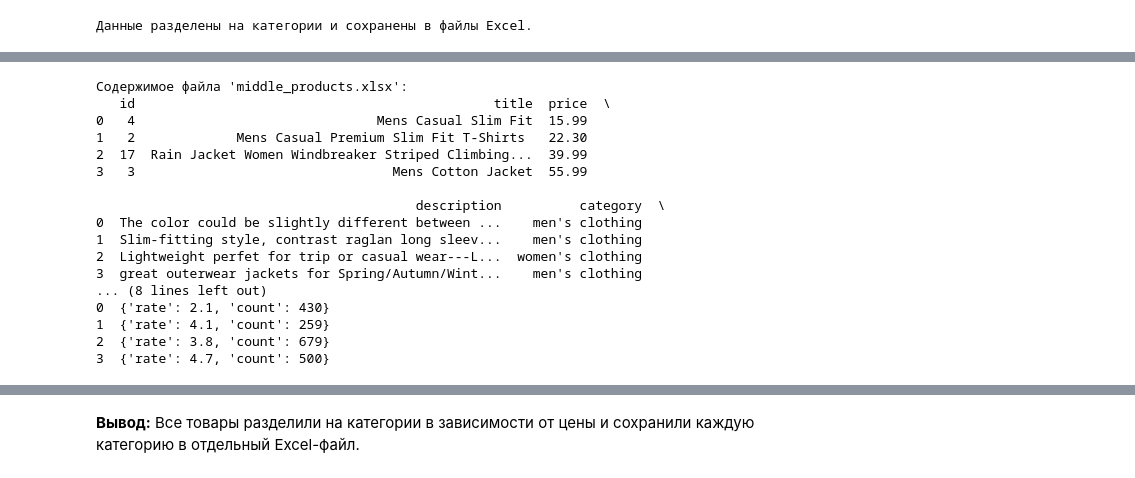
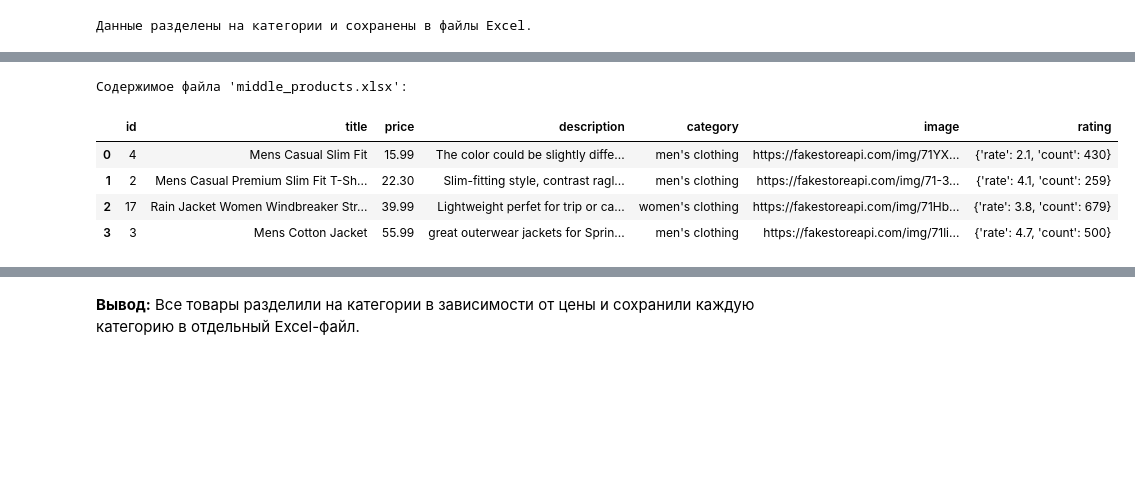
Before and after one commit to NaviKZ/Task_for_junior_position, a Jupyter notebook: Task_for_junior_position.ipynb, the cells around one changed output, grey strips where cells are left out. Saved outputs shown, nothing was run; the diff lists cells and outputs as text; code cells hidden in the pictures; blank space fills up the shorter version.

```diff
--- a/Task_for_junior_position.ipynb
+++ b/Task_for_junior_position.ipynb
@@ -131,26 +124,15 @@ Cheap Products:
 # %%
 middle_read = pd.read_excel('middle_products.xlsx')
 
 print("Содержимое файла 'middle_products.xlsx':")
-print(middle_read)
+display(middle_read)
 # %% [output]
 Содержимое файла 'middle_products.xlsx':
-   id                                              title  price  \
-0   4                               Mens Casual Slim Fit  15.99
-1   2             Mens Casual Premium Slim Fit T-Shirts   22.30
-2  17  Rain Jacket Women Windbreaker Striped Climbing...  39.99
-3   3                                 Mens Cotton Jacket  55.99
-
-                                         description          category  \
-0  The color could be slightly different between ...    men's clothing
-1  Slim-fitting style, contrast raglan long sleev...    men's clothing
-2  Lightweight perfet for trip or casual wear---L...  women's clothing
-3  great outerwear jackets for Spring/Autumn/Wint...    men's clothing
-... (8 lines left out)
-0  {'rate': 2.1, 'count': 430}
-1  {'rate': 4.1, 'count': 259}
-2  {'rate': 3.8, 'count': 679}
-3  {'rate': 4.7, 'count': 500}
+|  | id | title | price | description | category | image | rating |
+| 0 | 4 | Mens Casual Slim Fit | 15.99 | The color could be slightly diffe... | men's clothing | https://fakestoreapi.com/img/71YX... | {'rate': 2.1, 'count': 430} |
+| 1 | 2 | Mens Casual Premium Slim Fit T-Sh... | 22.30 | Slim-fitting style, contrast ragl... | men's clothing | https://fakestoreapi.com/img/71-3... | {'rate': 4.1, 'count': 259} |
+| 2 | 17 | Rain Jacket Women Windbreaker Str... | 39.99 | Lightweight perfet for trip or ca... | women's clothing | https://fakestoreapi.com/img/71Hb... | {'rate': 3.8, 'count': 679} |
+| 3 | 3 | Mens Cotton Jacket | 55.99 | great outerwear jackets for Sprin... | men's clothing | https://fakestoreapi.com/img/71li... | {'rate': 4.7, 'count': 500} |
 # %%
 expensive_read = pd.read_excel('expensive_products.xlsx')
 
```
Also changed, not shown: parts of 41 cells of this notebook.
